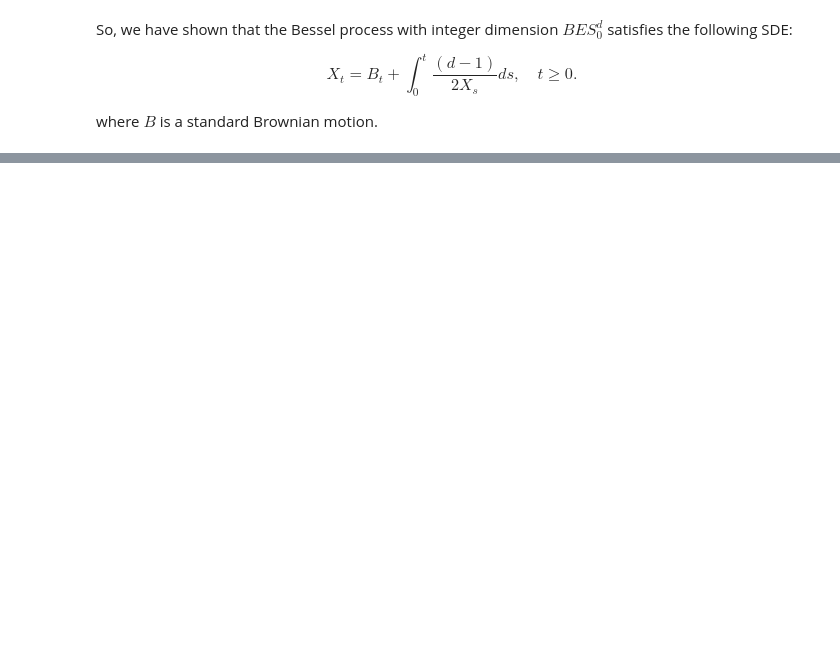
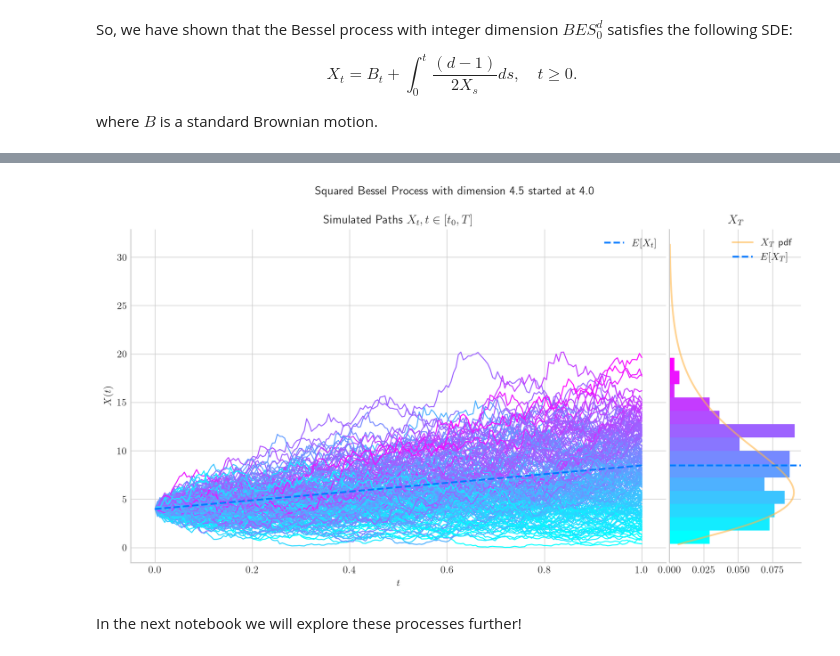
Before and after one commit to quantgirluk/Understanding-Quantitative-Finance, a Jupyter notebook: UQF/bessel_processes_part2.ipynb, the cells around one changed output, grey strips where cells are left out. Drawn from its saved outputs; the diff is of its cells as text; code cells hidden in the pictures; blank space fills up the shorter version.

```diff
--- a/UQF/bessel_processes_part2.ipynb
+++ b/UQF/bessel_processes_part2.ipynb
@@ -293,0 +320,8 @@ Thus, $Y$ satistifies $Y_t\geq 0$ for all $t\geq 0$, and the absolute value insi
+# %%
+from aleatory.processes import BESQProcess
+process = BESQProcess(initial=4.0, dim=4.5)
+fig = process.draw(n=200, N=200, envelope=False, colormap="cool", title="Squared Bessel Process with dimension 4.5 started at 4.0")
+# %% [output]
+[figure, added]
+# %% [markdown]
+In the next notebook we will explore these processes further!
```
Also changed, not shown: parts of 18 cells of this notebook.
